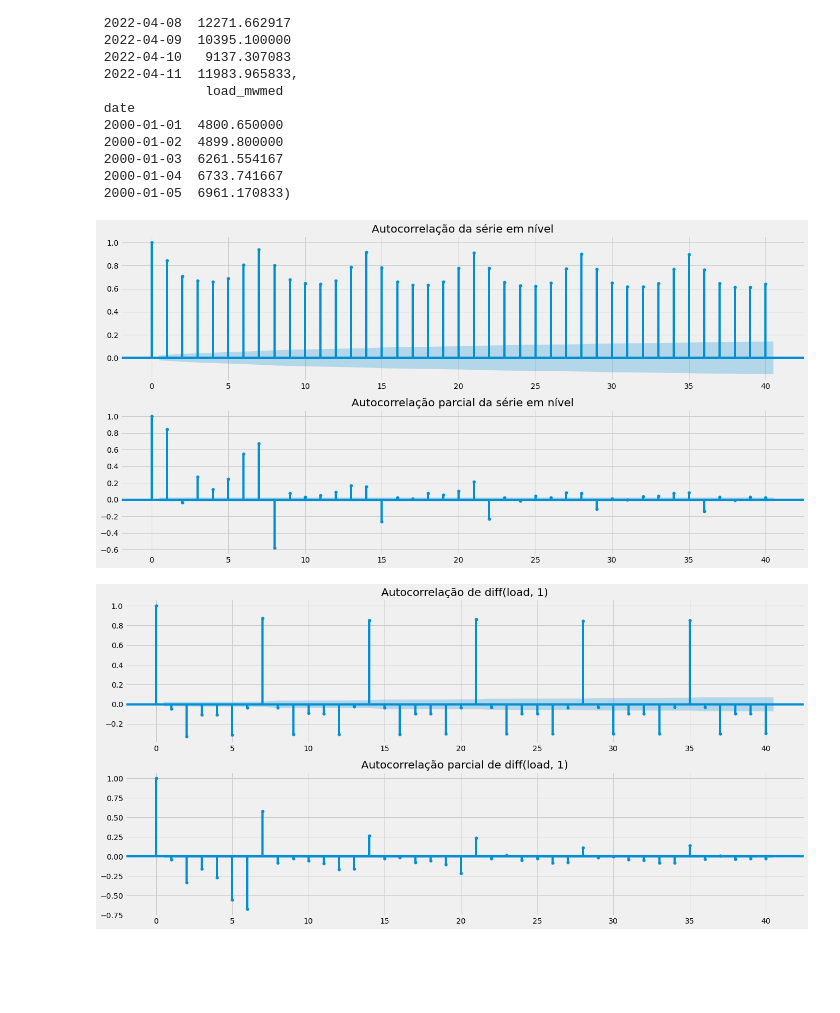
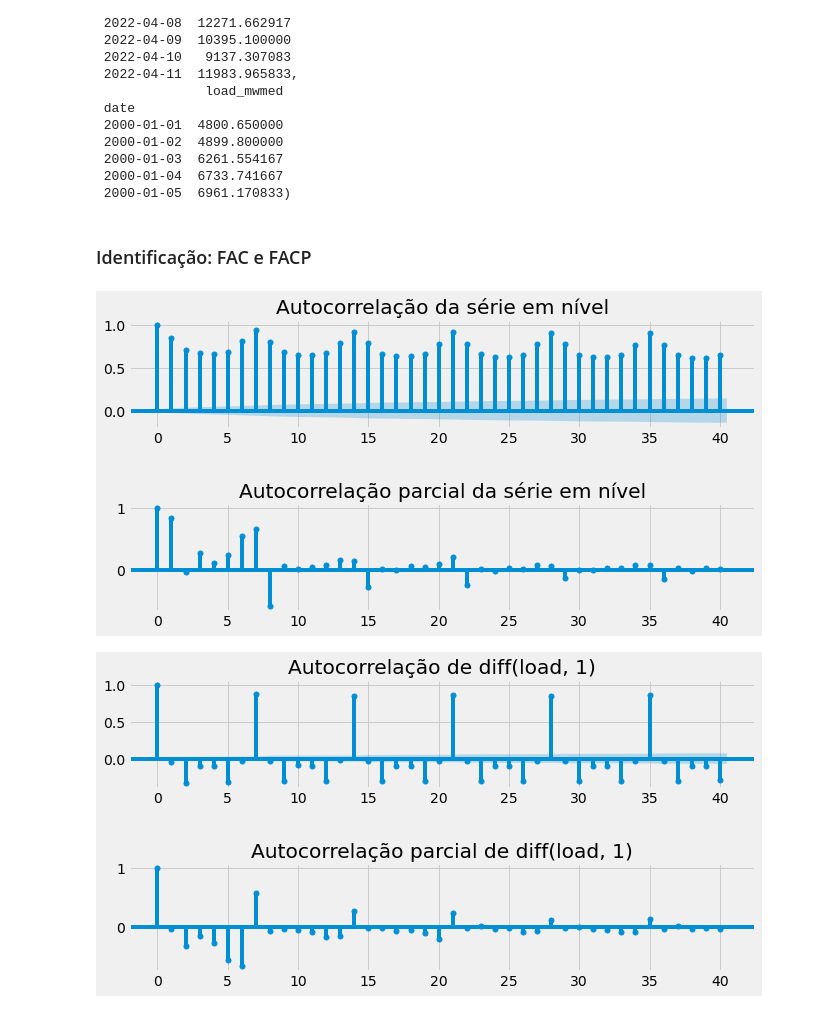
Before and after one commit to matheus-vizzotto/projecao_demanda_eletrica, a Jupyter notebook: models_tests/sarima.ipynb, the cells around one changed output. Drawn from its saved outputs; the diff is of its cells as text; code cells hidden in the pictures; blank space fills up the shorter version.

```diff
--- a/models_tests/sarima.ipynb
+++ b/models_tests/sarima.ipynb
@@ -93,4 +61,6 @@ train.tail(), train.head()
  2000-01-03  6261.554167
  2000-01-04  6733.741667
  2000-01-05  6961.170833)
+# %% [markdown]
+### Identificação: FAC e FACP
 # %%
@@ -97,22 +68,26 @@ train.tail(), train.head()
 from statsmodels.graphics.tsaplots import plot_acf, plot_pacf
 # %%
-N, M = 20, 10
+N, M = 10, 5
+
 fig, (ax1, ax2) = plt.subplots(2, figsize = (N,M))
 plot_acf(train["load_mwmed"], title = "Autocorrelação da série em nível", ax = ax1)
 plot_pacf(train["load_mwmed"], title = "Autocorrelação parcial da série em nível", ax = ax2)
+
+plt.subplots_adjust(hspace= 0.7)
 plt.show()
 # %% [output]
-[figure, old version]
+[figure, new version]
 # %%
 df_load_sul_diff1 = train["load_mwmed"].diff().dropna()
 
-N, M = 20, 10
 fig, (ax1, ax2) = plt.subplots(2, figsize = (N,M))
 plot_acf(df_load_sul_diff1, title = "Autocorrelação de diff(load, 1)", ax = ax1)
 plot_pacf(df_load_sul_diff1, title = "Autocorrelação parcial de diff(load, 1)", ax = ax2)
+
+plt.subplots_adjust(hspace= 0.7)
 plt.show()
 # %% [output]
-[figure, old version]
+[figure, new version]
 # %%
 df_load_sul_diff1_diff7 = df_load_sul_diff1.diff(7).dropna()
 
```
Also changed, not shown: parts of 34 cells of this notebook.
